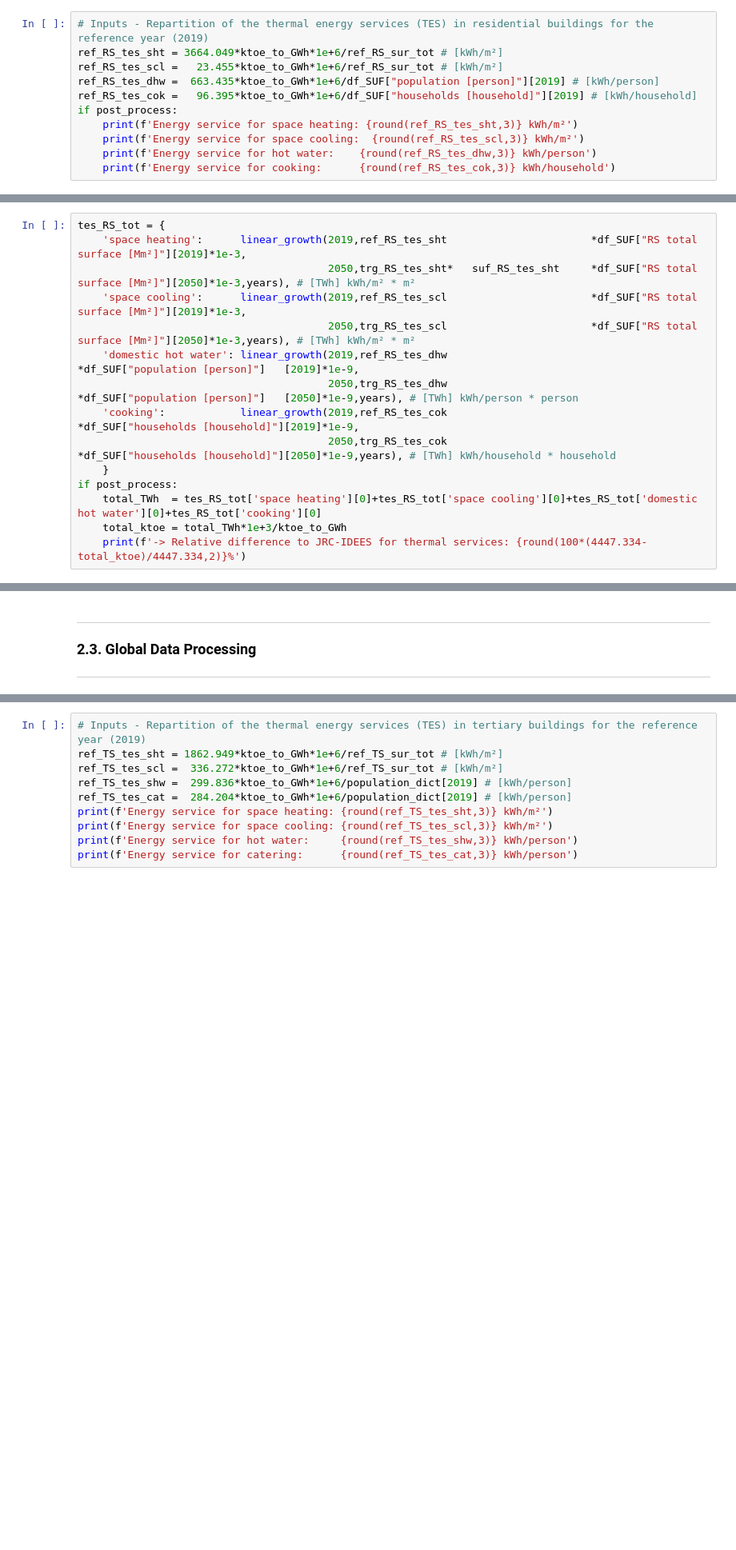
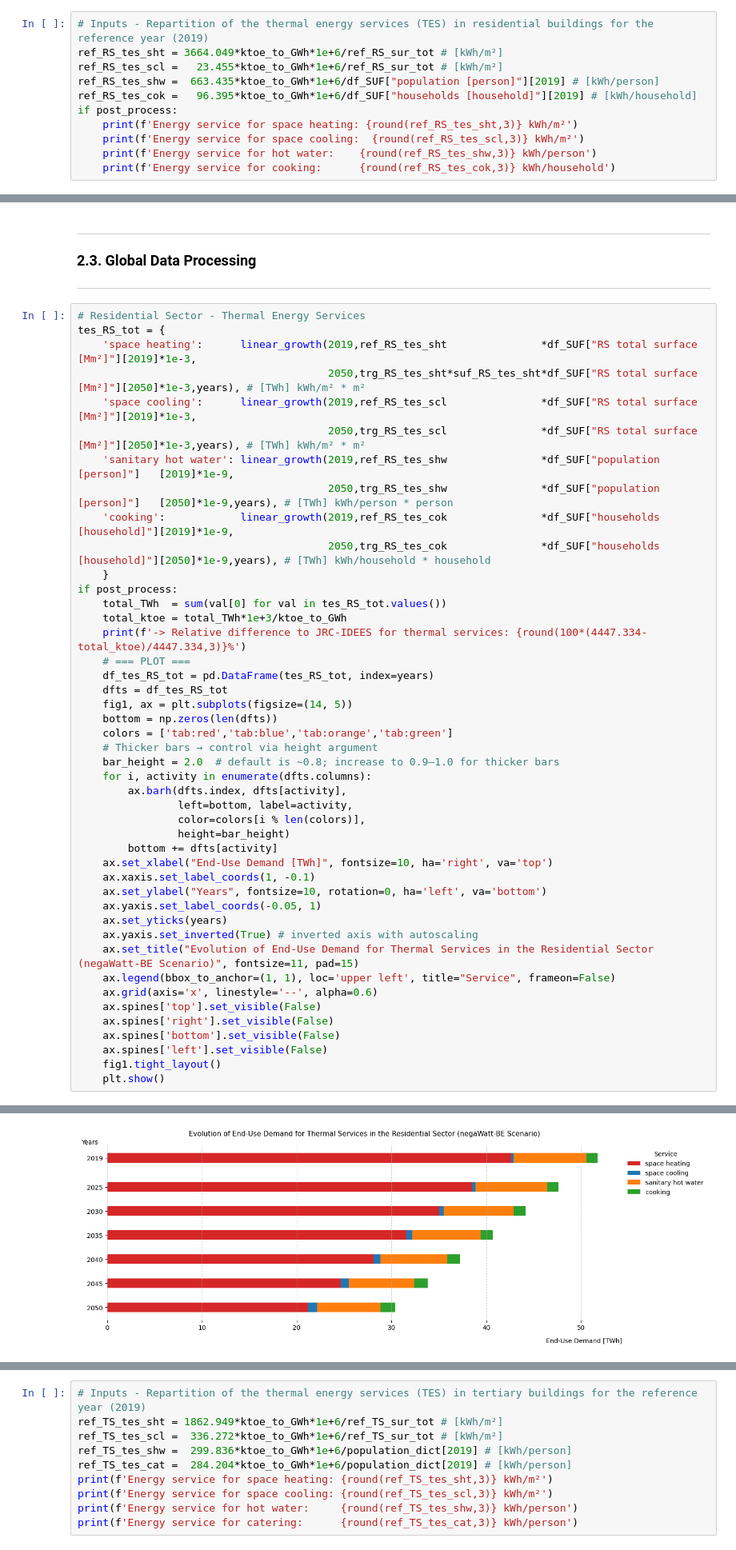
Before and after one commit to laterrea/negaWatt-BE, a Jupyter notebook: nW_BE_demand_model_buildings.ipynb, the cells around one changed output, grey strips where cells are left out. Shown at 80% size. Saved outputs shown, nothing was run; the diff lists cells and outputs as text; blank space fills up the shorter version.

Commit message:
Finished residential sector

```diff
--- a/nW_BE_demand_model_buildings.ipynb
+++ b/nW_BE_demand_model_buildings.ipynb
@@ -263,12 +263,12 @@ The distribution of the different energy services for thermal uses for the refer
 # Inputs - Repartition of the thermal energy services (TES) in residential buildings for the reference year (2019)
 ref_RS_tes_sht = 3664.049*ktoe_to_GWh*1e+6/ref_RS_sur_tot # [kWh/m²]
 ref_RS_tes_scl =   23.455*ktoe_to_GWh*1e+6/ref_RS_sur_tot # [kWh/m²]
-ref_RS_tes_dhw =  663.435*ktoe_to_GWh*1e+6/df_SUF["population [person]"][2019] # [kWh/person]
+ref_RS_tes_shw =  663.435*ktoe_to_GWh*1e+6/df_SUF["population [person]"][2019] # [kWh/person]
 ref_RS_tes_cok =   96.395*ktoe_to_GWh*1e+6/df_SUF["households [household]"][2019] # [kWh/household]
 if post_process:
     print(f'Energy service for space heating: {round(ref_RS_tes_sht,3)} kWh/m²')
     print(f'Energy service for space cooling:  {round(ref_RS_tes_scl,3)} kWh/m²')
-    print(f'Energy service for hot water:    {round(ref_RS_tes_dhw,3)} kWh/person')
+    print(f'Energy service for hot water:    {round(ref_RS_tes_shw,3)} kWh/person')
     print(f'Energy service for cooking:      {round(ref_RS_tes_cok,3)} kWh/household')
 # %% [output]
 Energy service for space heating: 68.155 kWh/m²
@@ -456,15 +449,0 @@ share_heat_ihs = linear_growth(2019,1-ref_RS_tes_dhn,
-# %%
-tes_RS_tot = {
-    'space heating':      linear_growth(2019,ref_RS_tes_sht                       *df_SUF["RS total surface [Mm²]"][2019]*1e-3,
-                                        2050,trg_RS_tes_sht*   suf_RS_tes_sht     *df_SUF["RS total surface [Mm²]"][2050]*1e-3,years), # [TWh] kWh/m² * m²
-    'space cooling':      linear_growth(2019,ref_RS_tes_scl                       *df_SUF["RS total surface [Mm²]"][2019]*1e-3,
-                                        2050,trg_RS_tes_scl                       *df_SUF["RS total surface [Mm²]"][2050]*1e-3,years), # [TWh] kWh/m² * m²
-    'domestic hot water': linear_growth(2019,ref_RS_tes_dhw                       *df_SUF["population [person]"]   [2019]*1e-9,
-                                        2050,trg_RS_tes_dhw                       *df_SUF["population [person]"]   [2050]*1e-9,years), # [TWh] kWh/person * person
-    'cooking':            linear_growth(2019,ref_RS_tes_cok                       *df_SUF["households [household]"][2019]*1e-9,
-                                        2050,trg_RS_tes_cok                       *df_SUF["households [household]"][2050]*1e-9,years), # [TWh] kWh/household * household
-    }
-if post_process:
-    total_TWh  = tes_RS_tot['space heating'][0]+tes_RS_tot['space cooling'][0]+tes_RS_tot['domestic hot water'][0]+tes_RS_tot['cooking'][0]
-    total_ktoe = total_TWh*1e+3/ktoe_to_GWh
-    print(f'-> Relative difference to JRC-IDEES for thermal services: {round(100*(4447.334-total_ktoe)/4447.334,2)}%')
@@ -708,3 +620,49 @@ ees_RS_tot
 <font size="4"><b>2.3. Global Data Processing</b></font> <a class="anchor" id="section_2_3"></a>
 
 ---
+# %%
+# Residential Sector - Thermal Energy Services
+tes_RS_tot = {
+    'space heating':      linear_growth(2019,ref_RS_tes_sht               *df_SUF["RS total surface [Mm²]"][2019]*1e-3,
+                                        2050,trg_RS_tes_sht*suf_RS_tes_sht*df_SUF["RS total surface [Mm²]"][2050]*1e-3,years), # [TWh] kWh/m² * m²
+    'space cooling':      linear_growth(2019,ref_RS_tes_scl               *df_SUF["RS total surface [Mm²]"][2019]*1e-3,
+                                        2050,trg_RS_tes_scl               *df_SUF["RS total surface [Mm²]"][2050]*1e-3,years), # [TWh] kWh/m² * m²
+    'sanitary hot water': linear_growth(2019,ref_RS_tes_shw               *df_SUF["population [person]"]   [2019]*1e-9,
+                                        2050,trg_RS_tes_shw               *df_SUF["population [person]"]   [2050]*1e-9,years), # [TWh] kWh/person * person
+    'cooking':            linear_growth(2019,ref_RS_tes_cok               *df_SUF["households [household]"][2019]*1e-9,
+                                        2050,trg_RS_tes_cok               *df_SUF["households [household]"][2050]*1e-9,years), # [TWh] kWh/household * household
+    }
+if post_process:
+    total_TWh  = sum(val[0] for val in tes_RS_tot.values())
+    total_ktoe = total_TWh*1e+3/ktoe_to_GWh
+    print(f'-> Relative difference to JRC-IDEES for thermal services: {round(100*(4447.334-total_ktoe)/4447.334,3)}%')
+    # === PLOT ===
+    df_tes_RS_tot = pd.DataFrame(tes_RS_tot, index=years)
+    dfts = df_tes_RS_tot
+    fig1, ax = plt.subplots(figsize=(14, 5))
+    bottom = np.zeros(len(dfts))
+    colors = ['tab:red','tab:blue','tab:orange','tab:green']
+    # Thicker bars → control via height argument
+    bar_height = 2.0  # default is ~0.8; increase to 0.9–1.0 for thicker bars
+    for i, activity in enumerate(dfts.columns):
+        ax.barh(dfts.index, dfts[activity],
+                left=bottom, label=activity,
+                color=colors[i % len(colors)],
+                height=bar_height)
+        bottom += dfts[activity]
+    ax.set_xlabel("End-Use Demand [TWh]", fontsize=10, ha='right', va='top')
+    ax.xaxis.set_label_coords(1, -0.1)
+    ax.set_ylabel("Years", fontsize=10, rotation=0, ha='left', va='bottom')
+    ax.yaxis.set_label_coords(-0.05, 1)
+    ax.set_yticks(years)
+    ax.yaxis.set_inverted(True) # inverted axis with autoscaling
+    ax.set_title("Evolution of End-Use Demand for Thermal Services in the Residential Sector (negaWatt-BE Scenario)", fontsize=11, pad=15)
+    ax.legend(bbox_to_anchor=(1, 1), loc='upper left', title="Service", frameon=False)
+    ax.grid(axis='x', linestyle='--', alpha=0.6)
+    ax.spines['top'].set_visible(False)
+    ax.spines['right'].set_visible(False)
+    ax.spines['bottom'].set_visible(False)
+    ax.spines['left'].set_visible(False)
+    fig1.tight_layout()
+    plt.show()
+# %% [output]
@@ -710,0 +670 @@ ees_RS_tot
+[figure, added]
```
Also changed, not shown: parts of 33 cells of this notebook, 1 other file.
